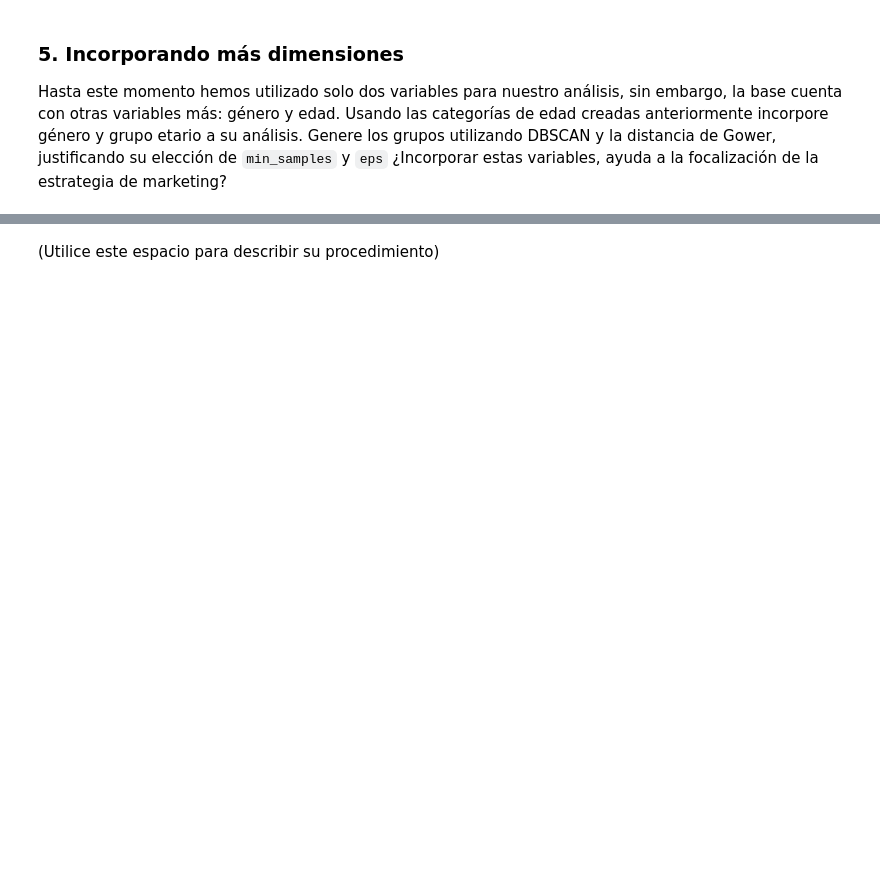
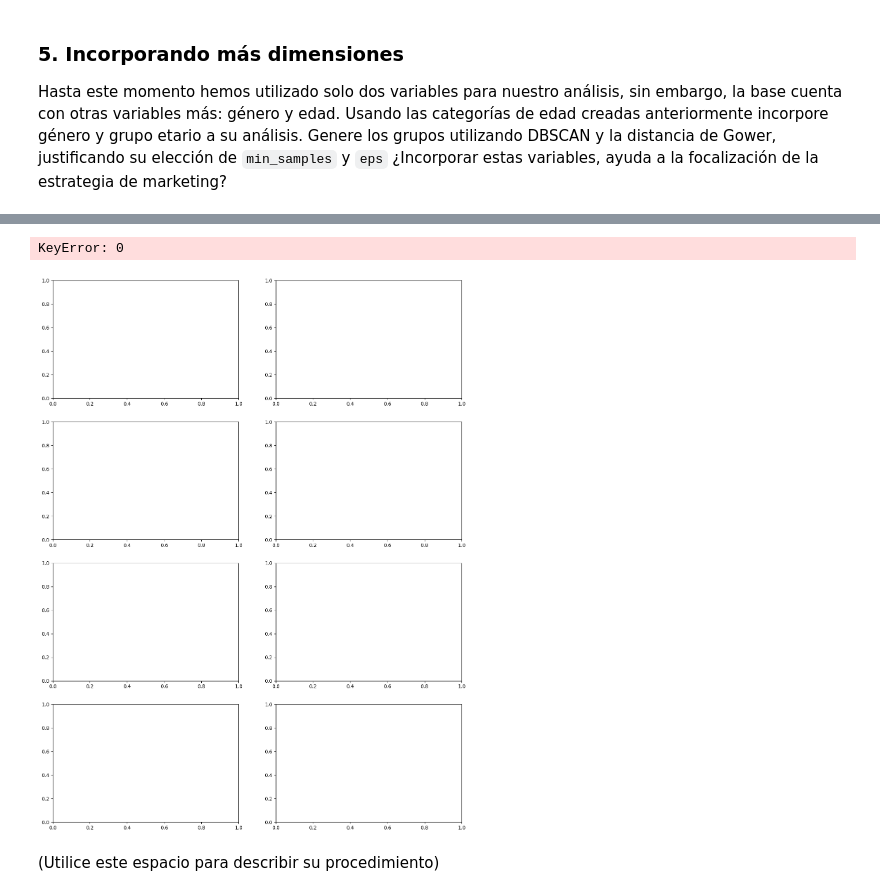
Before and after one commit to juankquintana/aprendizaje-no-supervisado, a Jupyter notebook: Semana 4/Taller/S4_LC_Taller_Jerarquico_DBSCAN.ipynb, the cells around one changed output, grey strips where cells are left out. Cells and saved outputs as stored; diff of their text form; code cells hidden in the pictures; blank space fills up the shorter version.

```diff
--- a/Semana 4/Taller/S4_LC_Taller_Jerarquico_DBSCAN.ipynb
+++ b/Semana 4/Taller/S4_LC_Taller_Jerarquico_DBSCAN.ipynb
@@ -765,2 +827,9 @@ Hasta este momento hemos utilizado solo dos variables para nuestro análisis, si
+# %%
+epsilon_list = [0.08, 0.1 , 0.15, 0.3]
+min_samples_list = [2,4]
+plot_dbscan_across_epsilons(X_cat, epsilon_list, min_samples_list)
+# %% [output]
+KeyError: 0
+[figure, added]
 # %% [markdown]
 (Utilice este espacio para describir su procedimiento)
```
Also changed, not shown: parts of 15 cells of this notebook.
